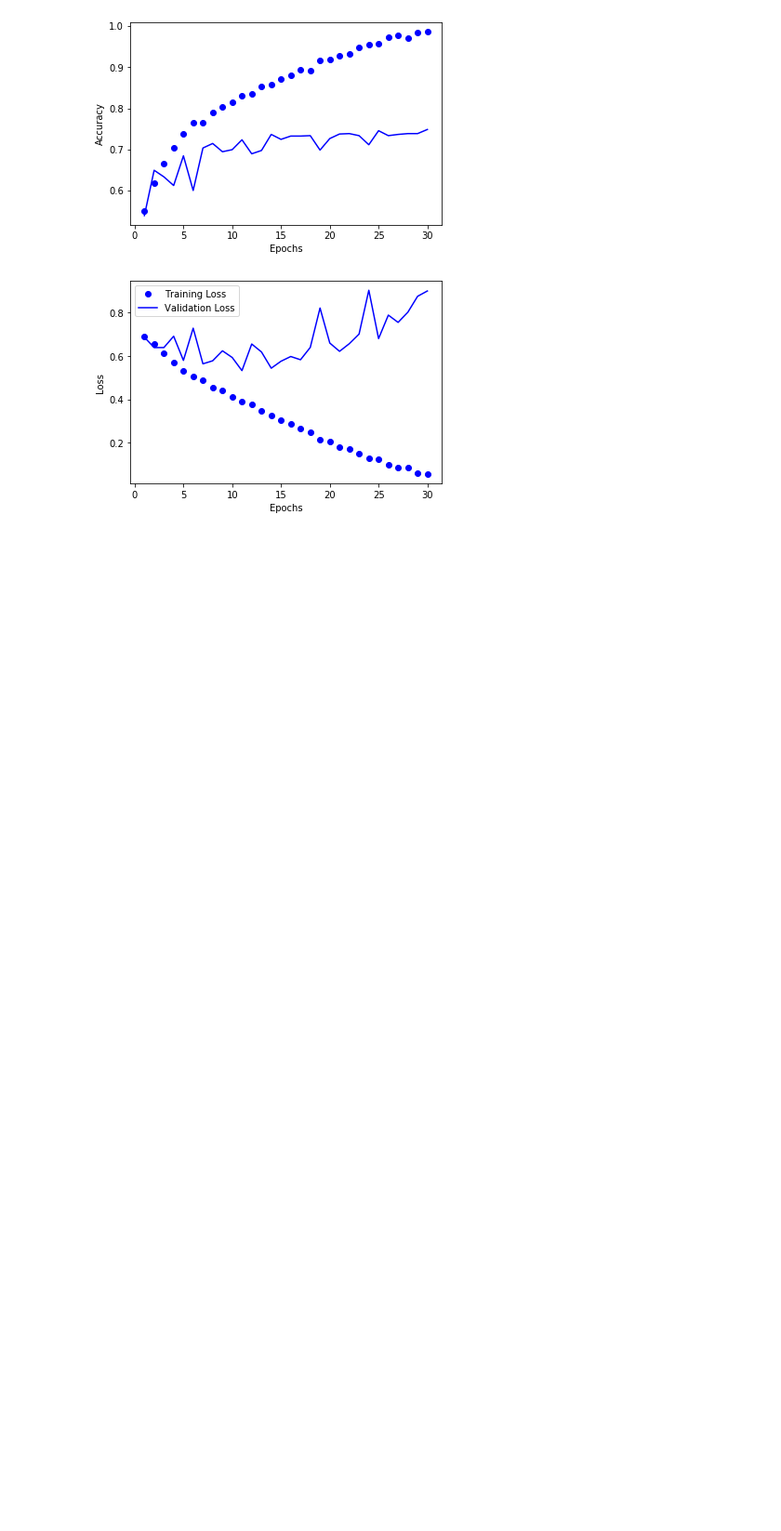
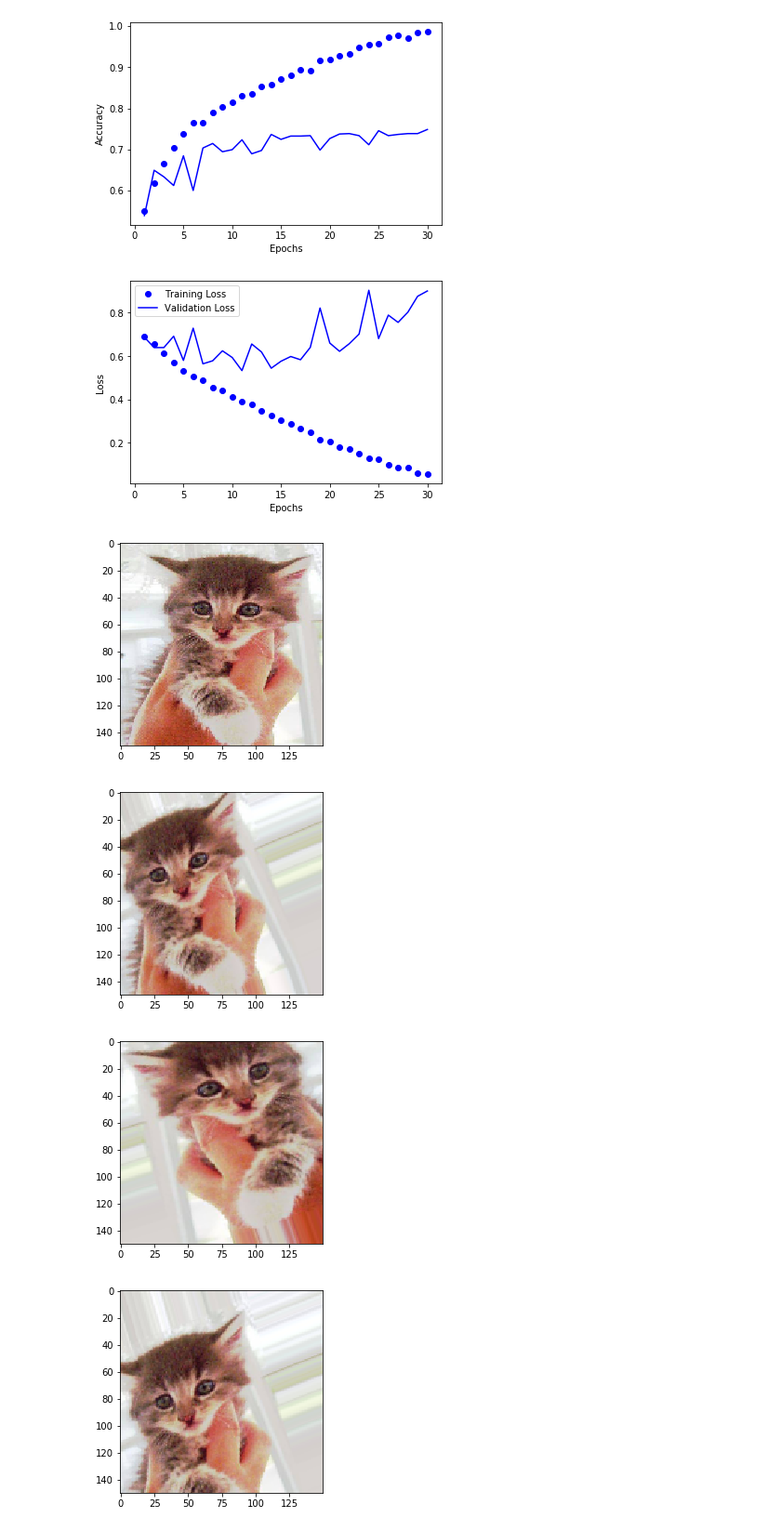
Before and after one commit to hydroweaver/deep-learning, a Jupyter notebook: dogs vs cats/setup files.ipynb, the cells around one changed output. Shown: that part at 93% size. Saved outputs shown, nothing was run; the diff lists cells and outputs as text; code cells hidden in the pictures; blank space fills up the shorter version.

```diff
--- a/dogs vs cats/setup files.ipynb
+++ b/dogs vs cats/setup files.ipynb
@@ -191,3 +191,51 @@ plt.show()
 # %% [output]
 [figure]
 [figure]
+# %%
+#data augmentation step - remixing images - sample check
+
+from keras.preprocessing.image import ImageDataGenerator
+from keras.preprocessing import image
+from keras import layers
+from keras import models
+from keras import optimizers
+import matplotlib.pyplot as plt
+
+datagen = ImageDataGenerator(
+    rotation_range = 40,
+    width_shift_range = 0.2,
+    height_shift_range = 0.2,
+    shear_range = 0.2,
+    zoom_range = 0.2,
+    horizontal_flip=True,
+    fill_mode='nearest')
+
+fnames = [os.path.join(train_cats_dir, fname) for fname in os.listdir(train_cats_dir)]
+
+img_path = fnames[3]
+
+img = image.load_img(img_path, target_size=(150, 150))
+
+x = image.img_to_array(img)
+
+#original image
+plt.imshow(image.array_to_img(x))
+plt.show()
+
+x = x.reshape((1,) + x.shape)
+
+#changed 4 images
+i = 0
+for batch in datagen.flow(x, batch_size=1):
+    plt.figure(i)
+    imgplot = plt.imshow(image.array_to_img(batch[0]))
+    i += 1
+    if i % 4 ==0:
+        break
+
+plt.show()
+# %% [output]
+[figure, added]
+[figure, added]
+[figure, added]
+[figure, added]
```
Also changed, not shown: parts of 2 cells of this notebook, 1 other file.
